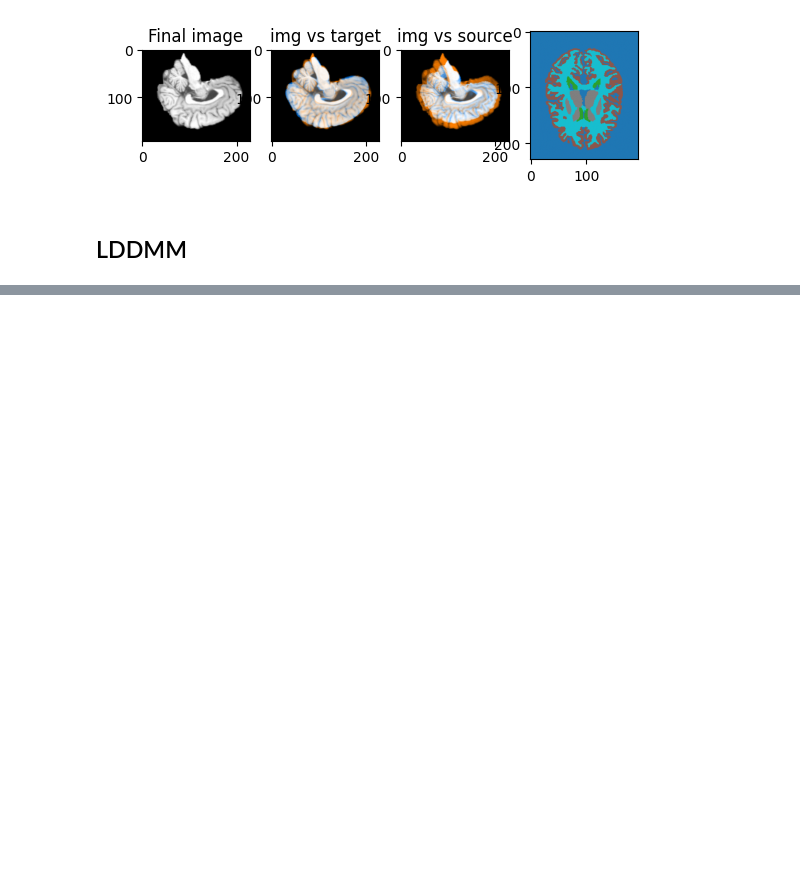
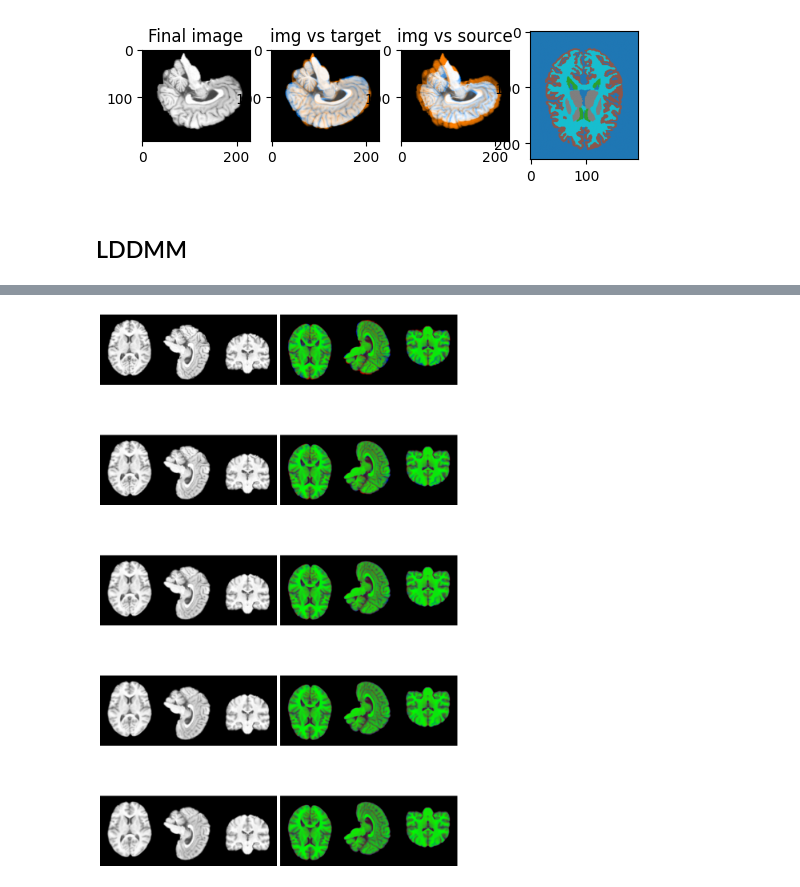
Before and after one commit to antonfrancois/Demeter_metamorphosis, a Jupyter notebook: examples/execute_ixi_template.ipynb, the cells around one changed output, grey strips where cells are left out. Cells and saved outputs as stored; diff of their text form; code cells hidden in the pictures; blank space fills up the shorter version.

```diff
--- a/examples/execute_ixi_template.ipynb
+++ b/examples/execute_ixi_template.ipynb
@@ -648,0 +656,60 @@ WARNING:matplotlib.image:Clipping input data to the valid range for imshow with
+# %%
+def integration_plot(mr):
+    n_figs = 5
+    plot_id = (
+        torch.quantile(
+            torch.arange(mr.mp.image_stock.shape[0], dtype=torch.float),
+            torch.linspace(0, 1, n_figs),
+        )
+        .round()
+        .int()
+    )
+
+    kw_image_args = dict(
+        origin="lower",
+        cmap="gray", #extent=[-1, 1, -1, 1],
+        vmin=0, vmax=1
+    )
+    # v_abs_max = (mr.mp.residuals_stock.abs().max()).max()
+    # v_abs_max = torch.quantile(mr.mp.momenta.abs(), 0.99)
+    momentum =  mr.mp.momenta['momentum_I']
+    v_abs_max = torch.quantile(momentum.abs(), 0.99)
+    kw_residuals_args = dict(
+        cmap="RdYlBu_r",
+        extent=[-1, 1, -1, 1],
+        origin="lower",
+        vmin=-v_abs_max,
+        vmax=v_abs_max,
+    )
+    color = "green"
+    size_fig = 2
+    # C = self.momentum_stock.shape[1]
+    fig, ax = plt.subplots(
+        n_figs,
+        2,
+        constrained_layout=True,
+        figsize=(9,3 * n_figs ),
+    )
+    target = slc_plt(mr.target)
+    for i, t in enumerate(plot_id):
+        # deform = mr.mp.get_deformation(to_t = t + 1)
+
+        # deform = mr.mp.get_rigid(deform)
+        img = tb.imgDeform(
+            mr.mp.image_stock[t, :, :, :][None],
+            mr.mp.get_rigidor()
+        )
+        img = slc_plt(img)
+        ax[i,0].imshow(img, **kw_image_args,)
+        # ax[i,0].set_title("t = " + str((t / (mr.mp.n_step - 1)).item())[:3])
+        ax[i,0].axis("off")
+
+        img_target = tb.imCmp(img[None,None], target[None,None], "seg")[0]
+        ax[i,1].imshow(img_target)
+        ax[i,1].axis("off")
+
+
+
+
+    set_ticks_off(ax)
+# %% [output]
@@ -649,3 +717,4 @@ WARNING:matplotlib.image:Clipping input data to the valid range for imshow with
+[figure, added]
 # %%
 import torch
 import numpy as np
```
Also changed, not shown: parts of 13 cells of this notebook.
